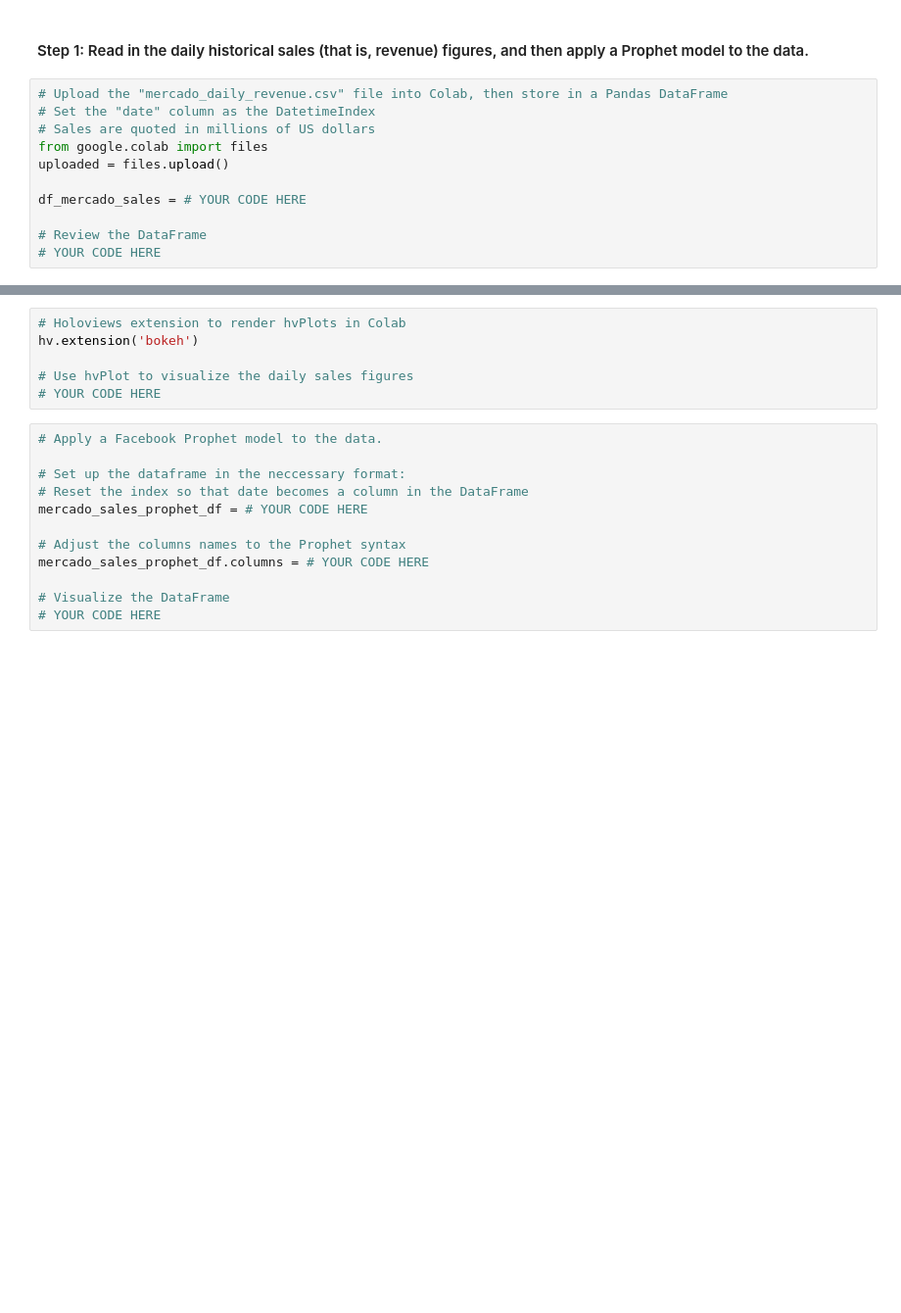
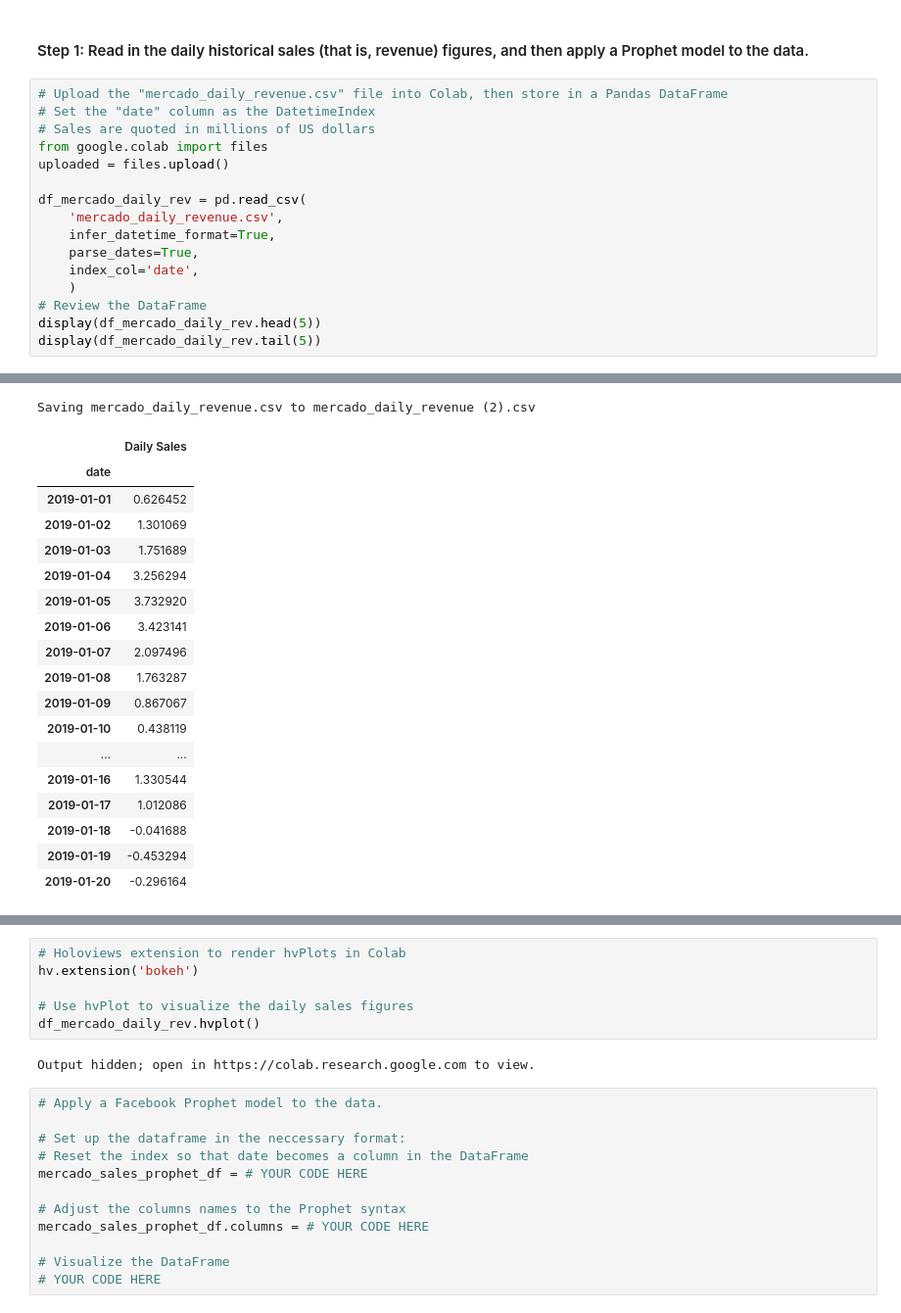
Before and after one commit to KristopherGit/Module-11-Challenge, a Jupyter notebook: Starter_Code/forecasting_net_prophet.ipynb, the cells around one changed output, grey strips where cells are left out. Shown at 98% size. Saved outputs shown, nothing was run; the diff lists cells and outputs as text; blank space fills up the shorter version.

```diff
--- a/Starter_Code/forecasting_net_prophet.ipynb
+++ b/Starter_Code/forecasting_net_prophet.ipynb
@@ -637,7 +806,13 @@ To do so, complete the following steps:
 from google.colab import files
 uploaded = files.upload()
 
-df_mercado_sales = # YOUR CODE HERE
-
+df_mercado_daily_rev = pd.read_csv(
+    'mercado_daily_revenue.csv',
+    infer_datetime_format=True,
+    parse_dates=True,
+    index_col='date',
+    )
 # Review the DataFrame
-# YOUR CODE HERE
+display(df_mercado_daily_rev.head(5))
+display(df_mercado_daily_rev.tail(5))
+# %% [output]
@@ -643,0 +820,19 @@ df_mercado_sales = # YOUR CODE HERE
+Saving mercado_daily_revenue.csv to mercado_daily_revenue (2).csv
+|  | Daily Sales |
+| date |  |
+| 2019-01-01 | 0.626452 |
+| 2019-01-02 | 1.301069 |
+| 2019-01-03 | 1.751689 |
+| 2019-01-04 | 3.256294 |
+| 2019-01-05 | 3.732920 |
+| 2019-01-06 | 3.423141 |
+| 2019-01-07 | 2.097496 |
+| 2019-01-08 | 1.763287 |
+| 2019-01-09 | 0.867067 |
+| 2019-01-10 | 0.438119 |
+| ... | ... |
+| 2019-01-16 | 1.330544 |
+| 2019-01-17 | 1.012086 |
+| 2019-01-18 | -0.041688 |
+| 2019-01-19 | -0.453294 |
+| 2019-01-20 | -0.296164 |
@@ -646,7 +859,9 @@ df_mercado_sales = # YOUR CODE HERE
 hv.extension('bokeh')
 
 # Use hvPlot to visualize the daily sales figures
-# YOUR CODE HERE
+df_mercado_daily_rev.hvplot()
+# %% [output]
+Output hidden; open in https://colab.research.google.com to view.
 # %%
 # Apply a Facebook Prophet model to the data.
 
```
Also changed, not shown: parts of 31 cells of this notebook, 2 other files.
